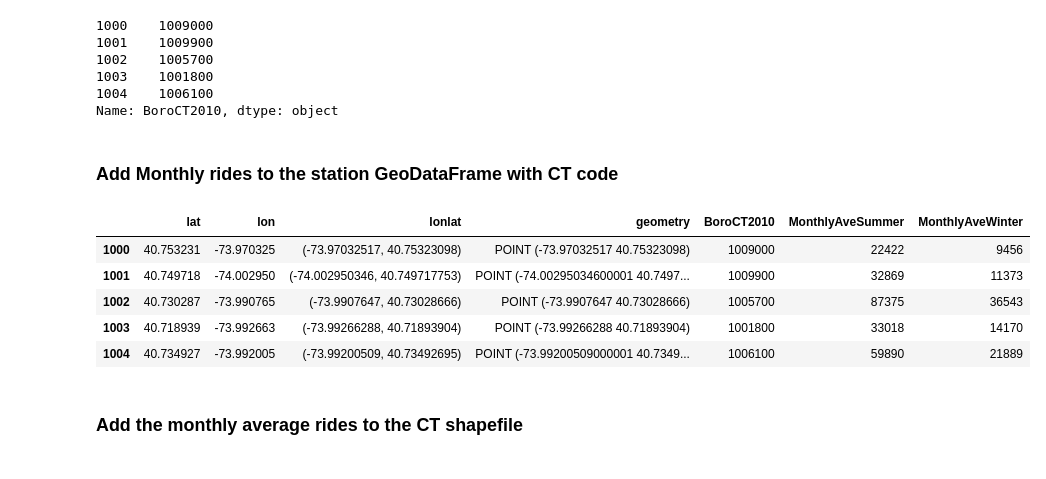
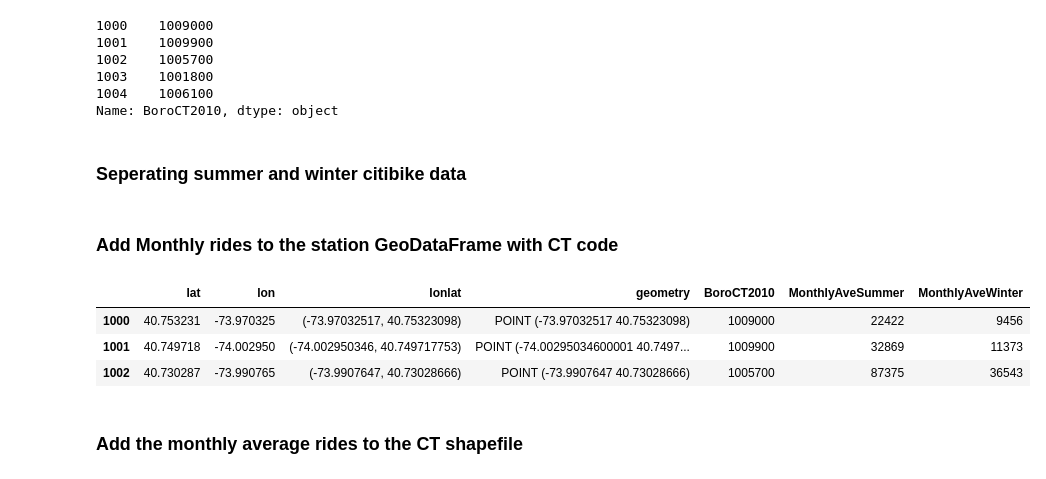
Before and after one commit to hh1713/PUI2016_hh1713, a Jupyter notebook: HW10_hh1713/Assignment_2.ipynb, the cells around one changed output. Cells and saved outputs as stored; diff of their text form; code cells hidden in the pictures.

```diff
--- a/HW10_hh1713/Assignment_2.ipynb
+++ b/HW10_hh1713/Assignment_2.ipynb
@@ -229,3 +171,5 @@ station_id.BoroCT2010.head()
 1003    1001800
 1004    1006100
 Name: BoroCT2010, dtype: object
+# %% [markdown]
+### Seperating summer and winter citibike data
@@ -236,13 +190,11 @@ Name: BoroCT2010, dtype: object
 station_id['MonthlyAveSummer']=df_bike_monthly_summer.sum()
 station_id['MonthlyAveWinter']=df_bike_monthly_winter.sum()
 # %%
-station_id.head()
+station_id.head(3)
 # %% [output]
 |  | lat | lon | lonlat | geometry | BoroCT2010 | MonthlyAveSummer | MonthlyAveWinter |
 | 1000 | 40.753231 | -73.970325 | (-73.97032517, 40.75323098) | POINT (-73.97032517 40.75323098) | 1009000 | 22422 | 9456 |
 | 1001 | 40.749718 | -74.002950 | (-74.002950346, 40.749717753) | POINT (-74.00295034600001 40.7497... | 1009900 | 32869 | 11373 |
 | 1002 | 40.730287 | -73.990765 | (-73.9907647, 40.73028666) | POINT (-73.9907647 40.73028666) | 1005700 | 87375 | 36543 |
-| 1003 | 40.718939 | -73.992663 | (-73.99266288, 40.71893904) | POINT (-73.99266288 40.71893904) | 1001800 | 33018 | 14170 |
-| 1004 | 40.734927 | -73.992005 | (-73.99200509, 40.73492695) | POINT (-73.99200509000001 40.7349... | 1006100 | 59890 | 21889 |
 # %% [markdown]
 ### Add the monthly average rides to the CT shapefile
```
Also changed, not shown: parts of 36 cells of this notebook, 1 other file.
